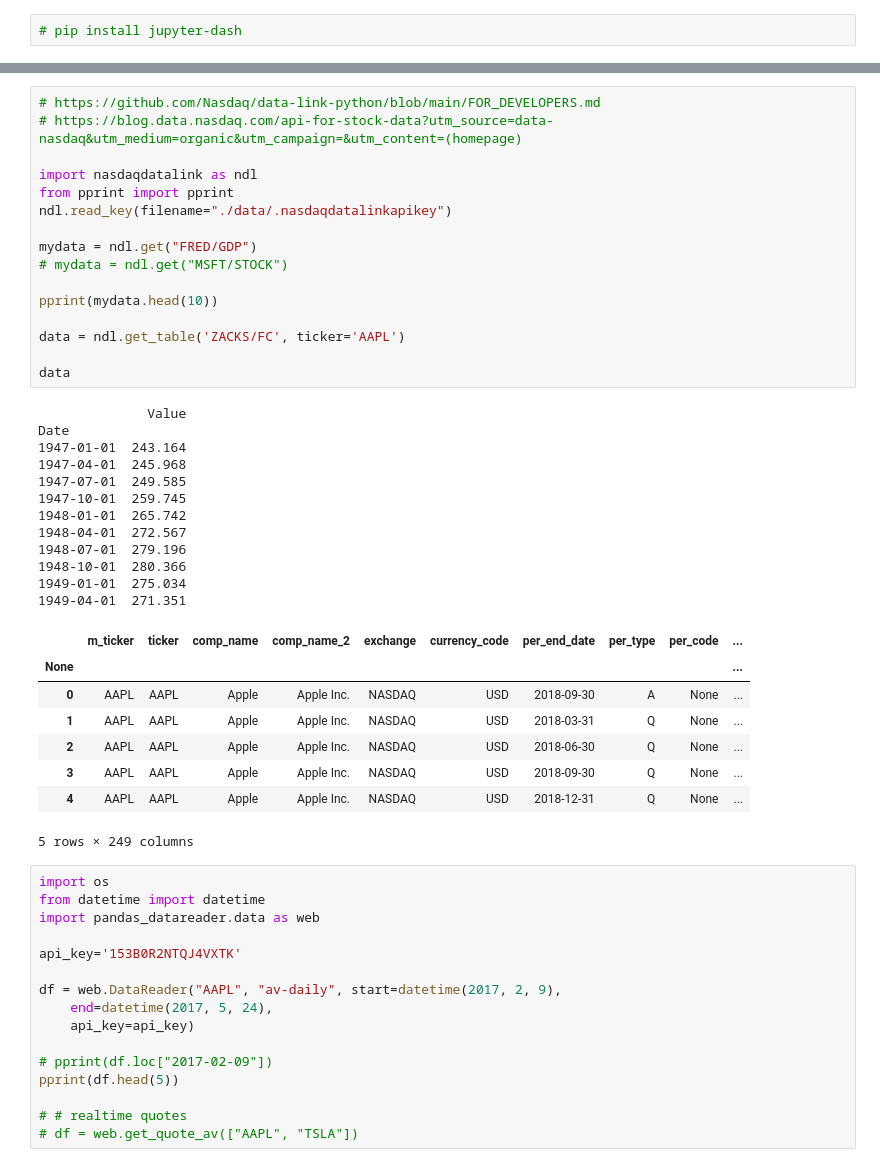
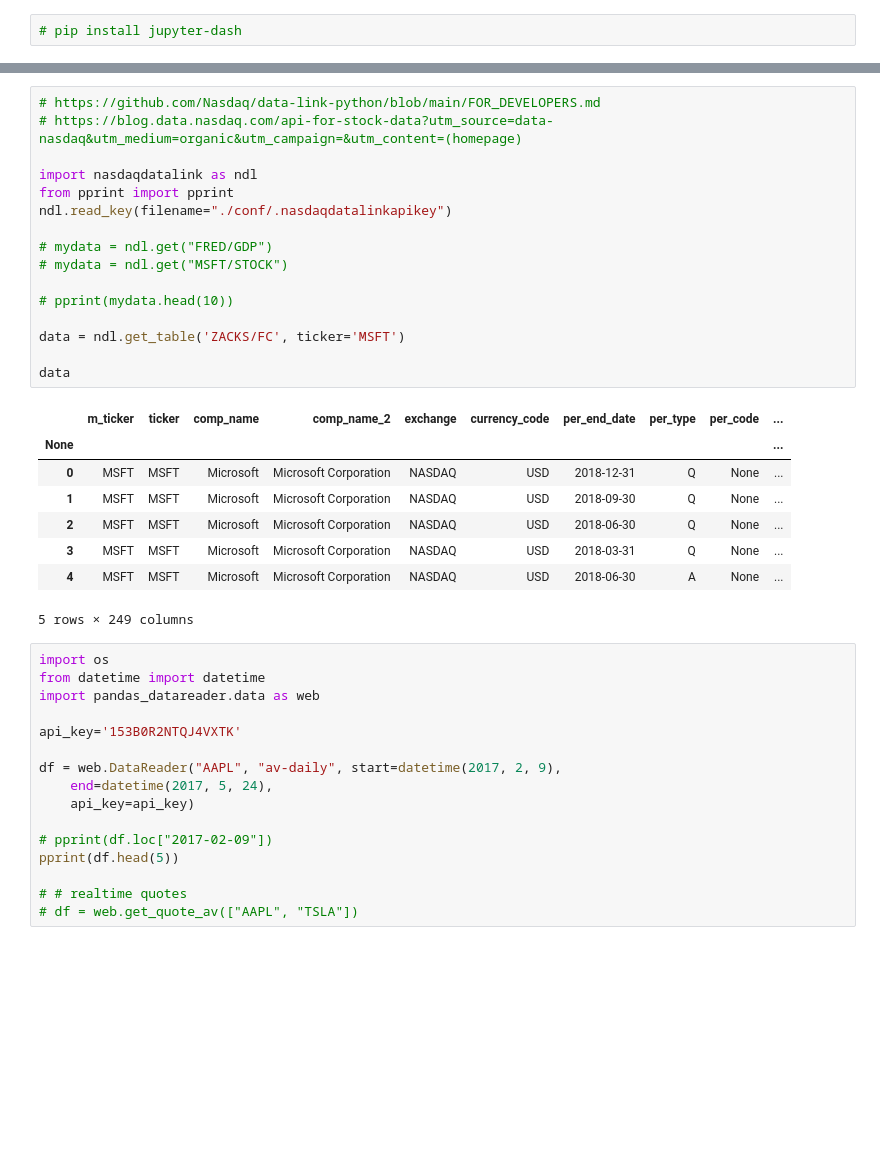
Before and after one commit to ziyunxiao/stock_training, a Jupyter notebook: stock_data.ipynb, the cells around one changed output, grey strips where cells are left out. Drawn from its saved outputs; the diff is of its cells as text; blank space fills up the shorter version.

```diff
--- a/stock_data.ipynb
+++ b/stock_data.ipynb
@@ -136,40 +185,28 @@ Exception: yfinance failed to decrypt Yahoo data response
 # %%
 # https://github.com/Nasdaq/data-link-python/blob/main/FOR_DEVELOPERS.md
 # https://blog.data.nasdaq.com/api-for-stock-data?utm_source=data-nasdaq&utm_medium=organic&utm_campaign=&utm_content=(homepage)
 
 import nasdaqdatalink as ndl
 from pprint import pprint
-ndl.read_key(filename="./data/.nasdaqdatalinkapikey")
+ndl.read_key(filename="./conf/.nasdaqdatalinkapikey")
 
-mydata = ndl.get("FRED/GDP")
+# mydata = ndl.get("FRED/GDP")
 # mydata = ndl.get("MSFT/STOCK")
 
-pprint(mydata.head(10))
+# pprint(mydata.head(10))
 
-data = ndl.get_table('ZACKS/FC', ticker='AAPL')
+data = ndl.get_table('ZACKS/FC', ticker='MSFT')
 
 data
 # %% [output]
+|  | m_ticker | ticker | comp_name | comp_name_2 | exchange | currency_code | per_end_date | per_type | per_code | ... |
+| None |  |  |  |  |  |  |  |  |  | ... |
+| 0 | MSFT | MSFT | Microsoft | Microsoft Corporation | NASDAQ | USD | 2018-12-31 | Q | None | ... |
+| 1 | MSFT | MSFT | Microsoft | Microsoft Corporation | NASDAQ | USD | 2018-09-30 | Q | None | ... |
+| 2 | MSFT | MSFT | Microsoft | Microsoft Corporation | NASDAQ | USD | 2018-06-30 | Q | None | ... |
+| 3 | MSFT | MSFT | Microsoft | Microsoft Corporation | NASDAQ | USD | 2018-03-31 | Q | None | ... |
+| 4 | MSFT | MSFT | Microsoft | Microsoft Corporation | NASDAQ | USD | 2018-06-30 | A | None | ... |
-              Value
-Date
-1947-01-01  243.164
-1947-04-01  245.968
-1947-07-01  249.585
-1947-10-01  259.745
-1948-01-01  265.742
-1948-04-01  272.567
-1948-07-01  279.196
-1948-10-01  280.366
-1949-01-01  275.034
-1949-04-01  271.351
+5 rows × 249 columns
-|  | m_ticker | ticker | comp_name | comp_name_2 | exchange | currency_code | per_end_date | per_type | per_code | ... |
-| None |  |  |  |  |  |  |  |  |  | ... |
-| 0 | AAPL | AAPL | Apple | Apple Inc. | NASDAQ | USD | 2018-09-30 | A | None | ... |
-| 1 | AAPL | AAPL | Apple | Apple Inc. | NASDAQ | USD | 2018-03-31 | Q | None | ... |
-| 2 | AAPL | AAPL | Apple | Apple Inc. | NASDAQ | USD | 2018-06-30 | Q | None | ... |
-| 3 | AAPL | AAPL | Apple | Apple Inc. | NASDAQ | USD | 2018-09-30 | Q | None | ... |
-| 4 | AAPL | AAPL | Apple | Apple Inc. | NASDAQ | USD | 2018-12-31 | Q | None | ... |
-5 rows × 249 columns
 # %%
 import os
 from datetime import datetime
```
Also changed, not shown: parts of 4 cells of this notebook, 4 other files.
